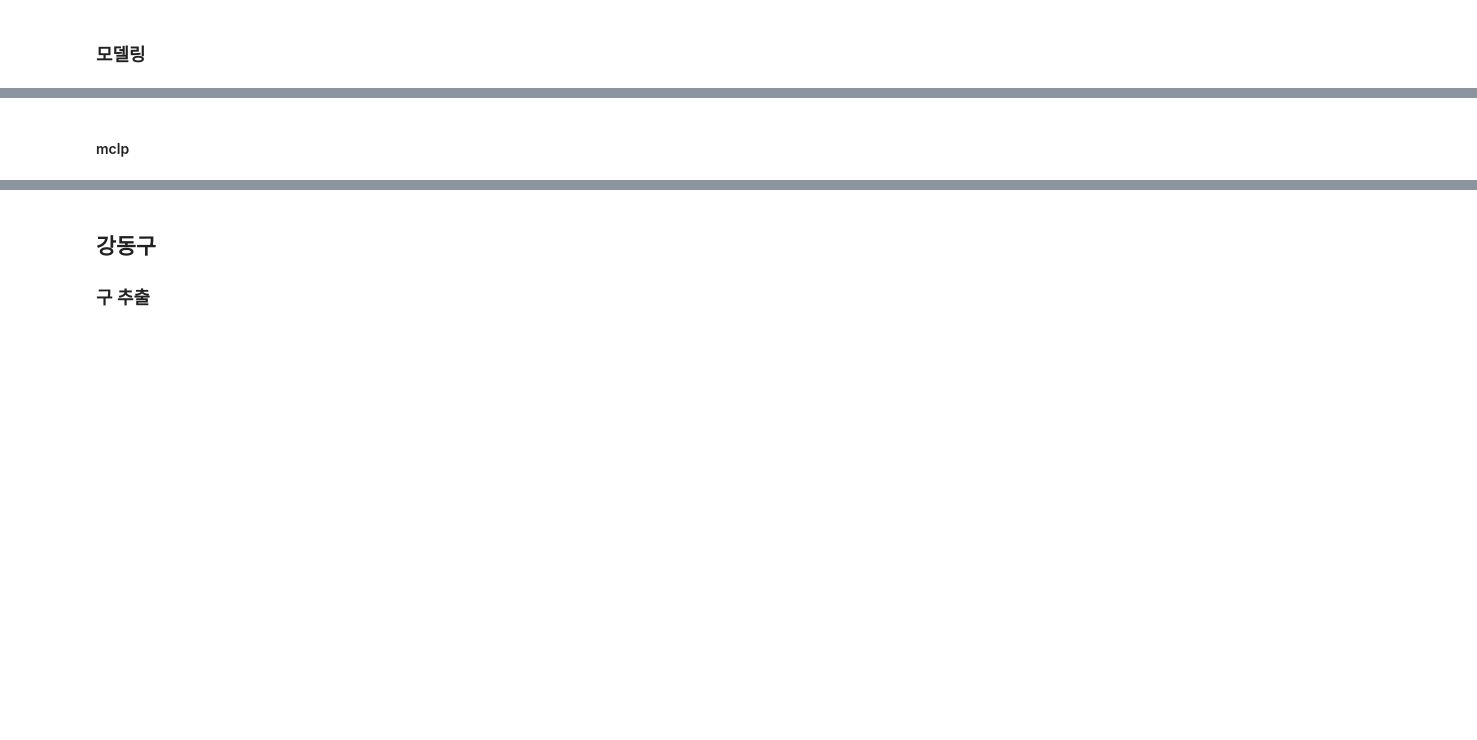
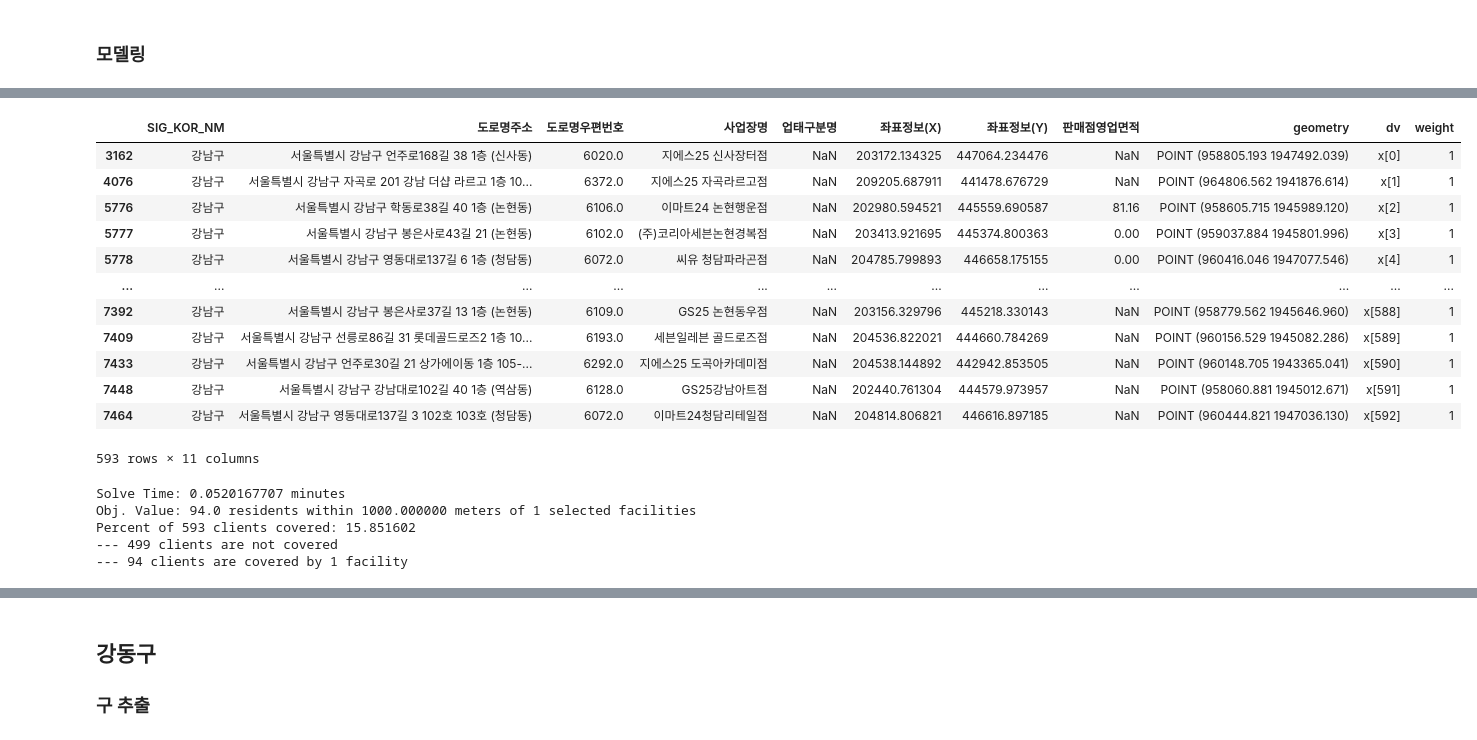
Before and after one commit to ChoiInYeol/KHUDA-Seoul-BigDataCampus, a Jupyter notebook: 3.Seoul_MCLP.ipynb, the cells around one changed output, grey strips where cells are left out. Cells and saved outputs as stored; diff of their text form; code cells hidden in the pictures; blank space fills up the shorter version.

Commit message:
[EDIT] MCLP 강남구

```diff
--- a/3.Seoul_MCLP.ipynb
+++ b/3.Seoul_MCLP.ipynb
@@ -1376,0 +1388,7 @@ gong.head(2)
+# %%
+gong = pd.read_csv('PreprocessData\pharmacy.csv')
+gong.columns
+gong = gong.drop(['Unnamed: 0', 'index', '작업일시'], axis=1)
+gong = geopandas.GeoDataFrame(gong, geometry=geopandas.points_from_xy(gong['병원경도'], gong['병원위도']))
+gong.crs = {'init':'epsg:4326'}
+gong = gong.to_crs({'init':'epsg:5179'})
@@ -1377,8 +1411,11 @@ gong.head(2)
+# %%
+gong = geopandas.sjoin(seoul_sig, gong, how='right', op="contains")
+gong = gong.drop(["SIG_CD", "SIG_ENG_NM", 'index_left'], axis=1)
 # %% [markdown]
 ### 구 추출
 - 행정구 코드 베이스로 추출 진행
 # %%
 gangnam_streets = road[road['SIG_CD'].str.startswith('11680')]
 # %%
-gangnam_clients = fdshop[fdshop['sigungu']=='강남구']
+gangnam_clients = file[file['SIG_KOR_NM']=='강남구']
 gangnam_clients.shape
@@ -1385,5 +1424,5 @@ gangnam_clients.shape
 # %%
-gangnam_facility = gong[gong['hangjunggu']=='강남구']
+gangnam_facility = gong[gong['SIG_KOR_NM']=='강남구']
 # %%
 fig,ax = plt.subplots(1,3,figsize=(45,15))
 gangnam_clients.plot(color='blue',ax=ax[0])
@@ -1442,10 +1502,29 @@ cost_matrix[:3,:3]
-# %% [markdown]
-#### mclp
+# %%
+clients["weight"] = 1
+clients
+# %% [output]
+|  | SIG_KOR_NM | 도로명주소 | 도로명우편번호 | 사업장명 | 업태구분명 | 좌표정보(X) | 좌표정보(Y) | 판매점영업면적 | geometry | dv | weight |
+| 3162 | 강남구 | 서울특별시 강남구 언주로168길 38 1층 (신사동) | 6020.0 | 지에스25 신사장터점 | NaN | 203172.134325 | 447064.234476 | NaN | POINT (958805.193 1947492.039) | x[0] | 1 |
+| 4076 | 강남구 | 서울특별시 강남구 자곡로 201 강남 더샵 라르고 1층 10... | 6372.0 | 지에스25 자곡라르고점 | NaN | 209205.687911 | 441478.676729 | NaN | POINT (964806.562 1941876.614) | x[1] | 1 |
+| 5776 | 강남구 | 서울특별시 강남구 학동로38길 40 1층 (논현동) | 6106.0 | 이마트24 논현행운점 | NaN | 202980.594521 | 445559.690587 | 81.16 | POINT (958605.715 1945989.120) | x[2] | 1 |
+| 5777 | 강남구 | 서울특별시 강남구 봉은사로43길 21 (논현동) | 6102.0 | (주)코리아세븐논현경복점 | NaN | 203413.921695 | 445374.800363 | 0.00 | POINT (959037.884 1945801.996) | x[3] | 1 |
+| 5778 | 강남구 | 서울특별시 강남구 영동대로137길 6 1층 (청담동) | 6072.0 | 씨유 청담파라곤점 | NaN | 204785.799893 | 446658.175155 | 0.00 | POINT (960416.046 1947077.546) | x[4] | 1 |
+| ... | ... | ... | ... | ... | ... | ... | ... | ... | ... | ... | ... |
+| 7392 | 강남구 | 서울특별시 강남구 봉은사로37길 13 1층 (논현동) | 6109.0 | GS25 논현동우점 | NaN | 203156.329796 | 445218.330143 | NaN | POINT (958779.562 1945646.960) | x[588] | 1 |
+| 7409 | 강남구 | 서울특별시 강남구 선릉로86길 31 롯데골드로즈2 1층 10... | 6193.0 | 세븐일레븐 골드로즈점 | NaN | 204536.822021 | 444660.784269 | NaN | POINT (960156.529 1945082.286) | x[589] | 1 |
+| 7433 | 강남구 | 서울특별시 강남구 언주로30길 21 상가에이동 1층 105-... | 6292.0 | 지에스25 도곡아카데미점 | NaN | 204538.144892 | 442942.853505 | NaN | POINT (960148.705 1943365.041) | x[590] | 1 |
+| 7448 | 강남구 | 서울특별시 강남구 강남대로102길 40 1층 (역삼동) | 6128.0 | GS25강남아트점 | NaN | 202440.761304 | 444579.973957 | NaN | POINT (958060.881 1945012.671) | x[591] | 1 |
+| 7464 | 강남구 | 서울특별시 강남구 영동대로137길 3 102호 103호 (청담동) | 6072.0 | 이마트24청담리테일점 | NaN | 204814.806821 | 446616.897185 | NaN | POINT (960444.821 1947036.130) | x[592] | 1 |
+593 rows × 11 columns
 # %%
-mclp = FacilityLocationModel(
-    "mclp", ai=clients["weights"], cij=cost_matrix, p=1, s=1000
-)
+mclp = FacilityLocationModel("mclp", ai=clients["weight"], cij=cost_matrix, p=1, s=1000)
 clients, facilities = add_results(mclp, clients, facilities)
+# %% [output]
+Solve Time: 0.0520167707 minutes
+Obj. Value: 94.0 residents within 1000.000000 meters of 1 selected facilities
+Percent of 593 clients covered: 15.851602
+--- 499 clients are not covered
+--- 94 clients are covered by 1 facility
 # %%
 aux_to_plot = {"streets": streets, "cli_tru": clients, "fac_tru": facilities}
 res_to_plot = {"cli_var": clients, "fac_var": facilities}
```
Also changed, not shown: parts of 26 cells of this notebook.
